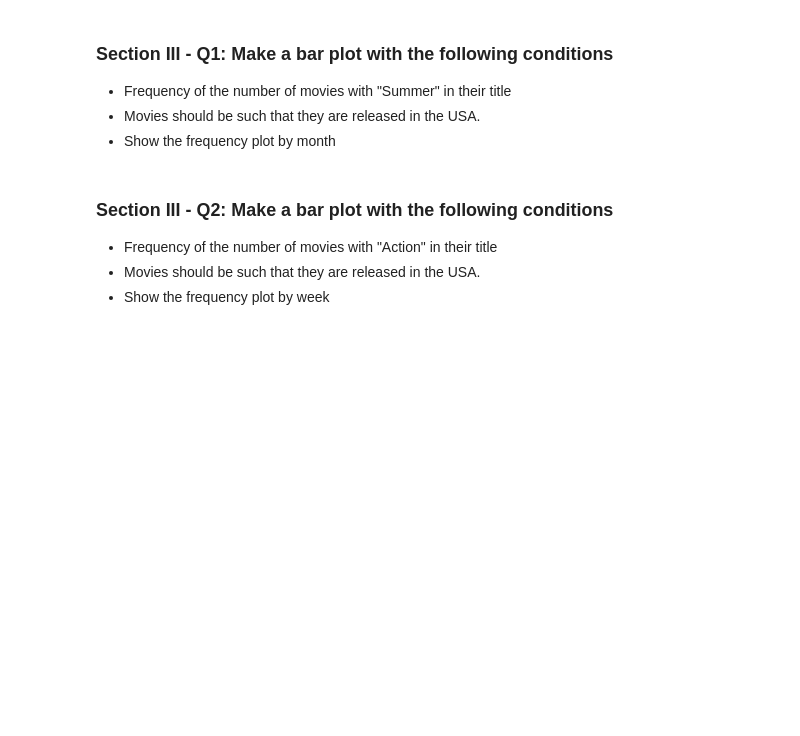
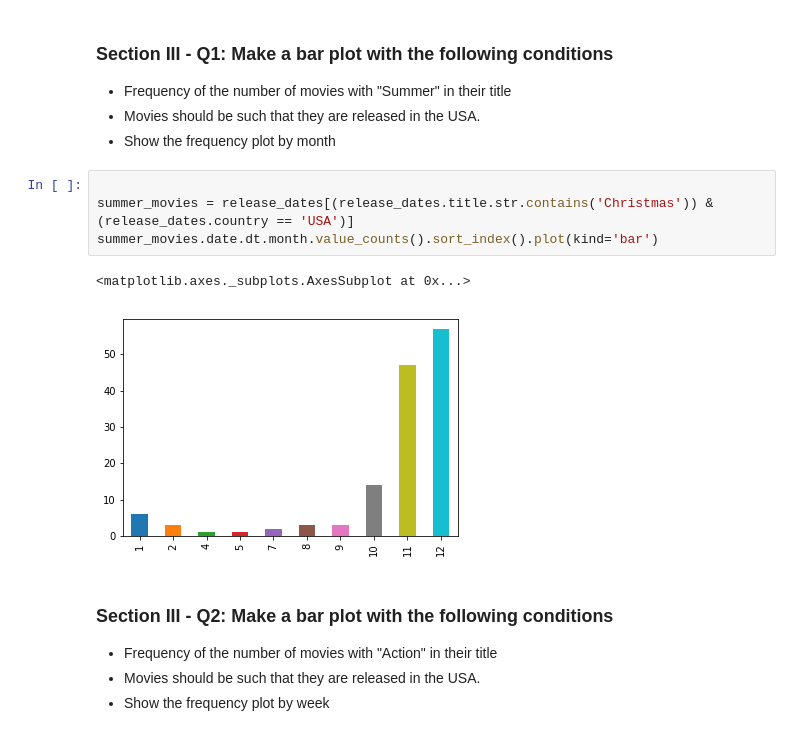
Before and after one commit to thechosen1xxx/mec-mini-projects, a Jupyter notebook: mec-5.3.10-data-wranging-with-pandas-mini-project/Mini_Project_Data_Wrangling_Pandas.ipynb, the cells around one changed output. Saved outputs shown, nothing was run; the diff lists cells and outputs as text; blank space fills up the shorter version.

```diff
--- a/mec-5.3.10-data-wranging-with-pandas-mini-project/Mini_Project_Data_Wrangling_Pandas.ipynb
+++ b/mec-5.3.10-data-wranging-with-pandas-mini-project/Mini_Project_Data_Wrangling_Pandas.ipynb
@@ -680,6 +669,13 @@ christmas.date.dt.month.value_counts().sort_index().plot(kind='bar')
 - Frequency of the number of movies with "Summer" in their title
 - Movies should be such that they are released in the USA.
 - Show the frequency plot by month
+# %%
+
+summer_movies = release_dates[(release_dates.title.str.contains('Christmas')) & (release_dates.country == 'USA')]
+summer_movies.date.dt.month.value_counts().sort_index().plot(kind='bar')
+# %% [output]
+<matplotlib.axes._subplots.AxesSubplot at 0x...>
+[figure, added]
 # %% [markdown]
 ### Section III - Q2: Make a bar plot with the following conditions
 - Frequency of the number of movies with "Action" in their title
```
Also changed, not shown: parts of 26 cells of this notebook.
